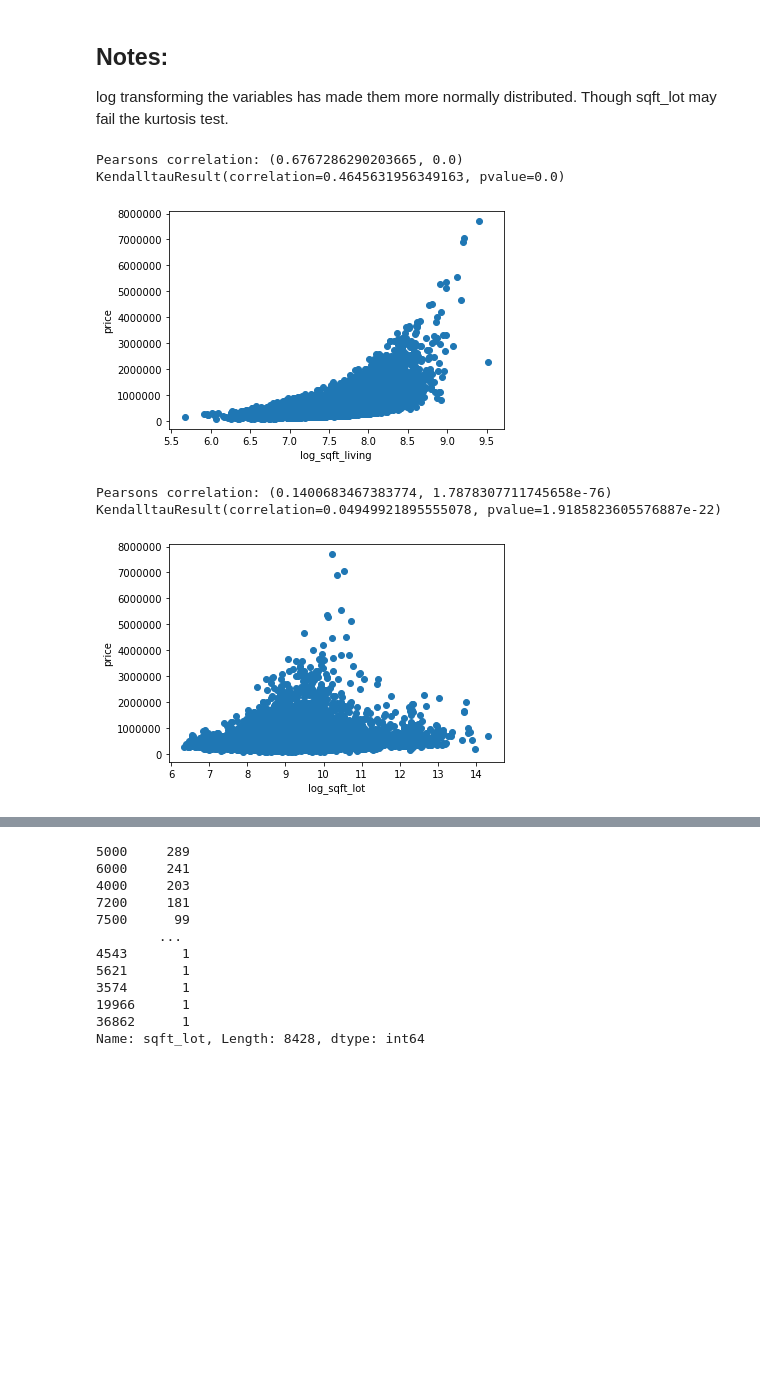
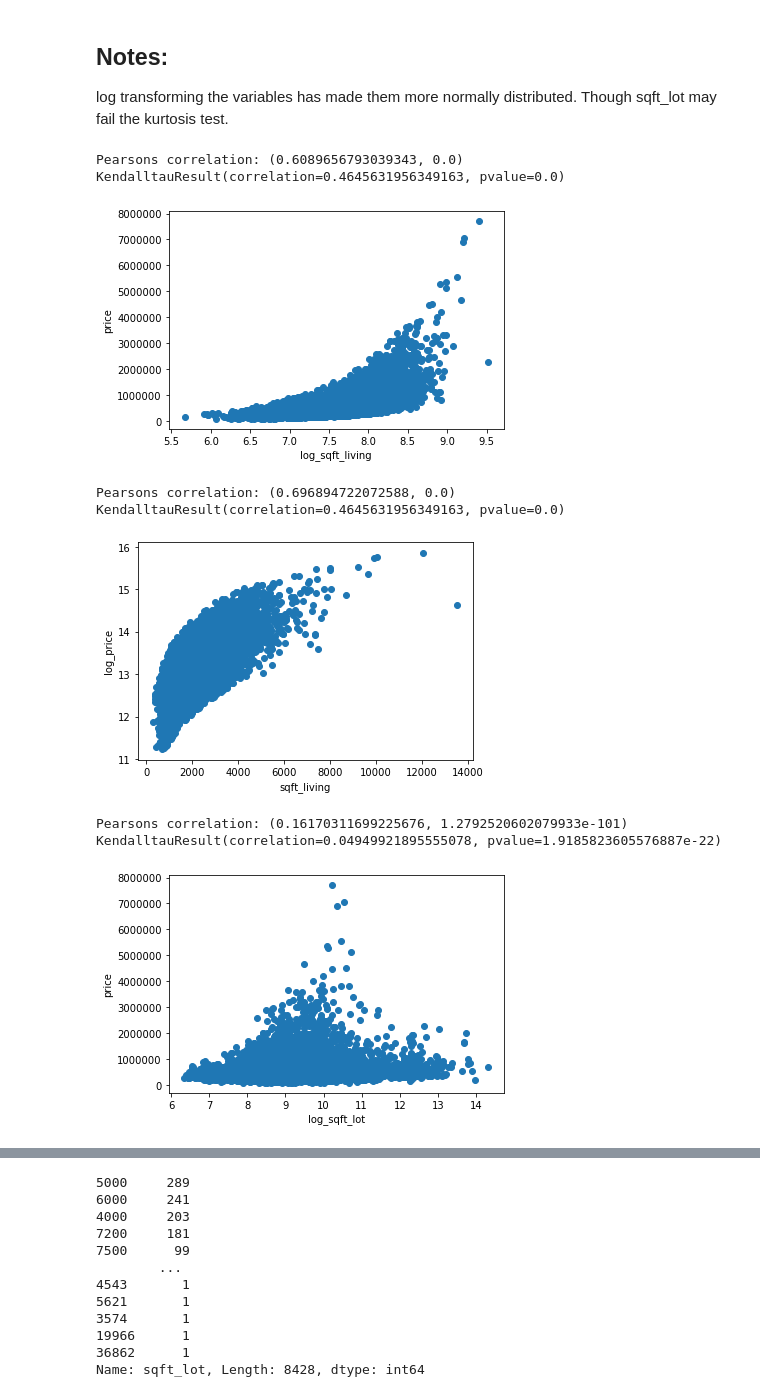
Before and after one commit to etr359/Predicting_KC_Housing_Prices, a Jupyter notebook: Creating_TrainTest_EDA.ipynb, the cells around one changed output, grey strips where cells are left out. Drawn from its saved outputs; the diff is of its cells as text; code cells hidden in the pictures; blank space fills up the shorter version.

```diff
--- a/Creating_TrainTest_EDA.ipynb
+++ b/Creating_TrainTest_EDA.ipynb
@@ -498,26 +501,38 @@ plt.show()
 ## Notes:
 log transforming the variables has made them more normally distributed.  Though sqft_lot may fail the kurtosis test.
 # %%
-a = scipy.stats.pearsonr(training['log_sqft_living'], training['log_price'])
+a = scipy.stats.pearsonr(training['log_sqft_living'], training['price'])
 print(f'Pearsons correlation: {a}')
-print(scipy.stats.kendalltau(training['log_sqft_living'], training['log_price']))
+print(scipy.stats.kendalltau(training['log_sqft_living'], training['price']))
 plt.scatter(x='log_sqft_living', y='price', data=training)
 plt.xlabel('log_sqft_living')
 plt.ylabel('price')
 plt.show()
 # %% [output]
-Pearsons correlation: (0.6767286290203665, 0.0)
+Pearsons correlation: (0.6089656793039343, 0.0)
 KendalltauResult(correlation=0.4645631956349163, pvalue=0.0)
 [figure]
+# %%
+a = scipy.stats.pearsonr(training['sqft_living'], training['log_price'])
+print(f'Pearsons correlation: {a}')
+print(scipy.stats.kendalltau(training['sqft_living'], training['log_price']))
+plt.scatter(x='sqft_living', y='log_price', data=training)
+plt.xlabel('sqft_living')
+plt.ylabel('log_price')
+plt.show()
+# %% [output]
+Pearsons correlation: (0.696894722072588, 0.0)
+KendalltauResult(correlation=0.4645631956349163, pvalue=0.0)
+[figure, added]
 # %%
-a = scipy.stats.pearsonr(training['log_sqft_lot'], training['log_price'])
+a = scipy.stats.pearsonr(training['log_sqft_lot'], training['price'])
 print(f'Pearsons correlation: {a}')
-print(scipy.stats.kendalltau(training['log_sqft_lot'], training['log_price']))
+print(scipy.stats.kendalltau(training['log_sqft_lot'], training['price']))
 plt.scatter(x='log_sqft_lot', y='price', data=training)
 plt.xlabel('log_sqft_lot')
 plt.ylabel('price')
 plt.show()
 # %% [output]
-Pearsons correlation: (0.1400683467383774, 1.7878307711745658e-76)
+Pearsons correlation: (0.16170311699225676, 1.2792520602079933e-101)
 KendalltauResult(correlation=0.04949921895555078, pvalue=1.9185823605576887e-22)
 [figure]
```
Also changed, not shown: parts of 16 cells of this notebook.
